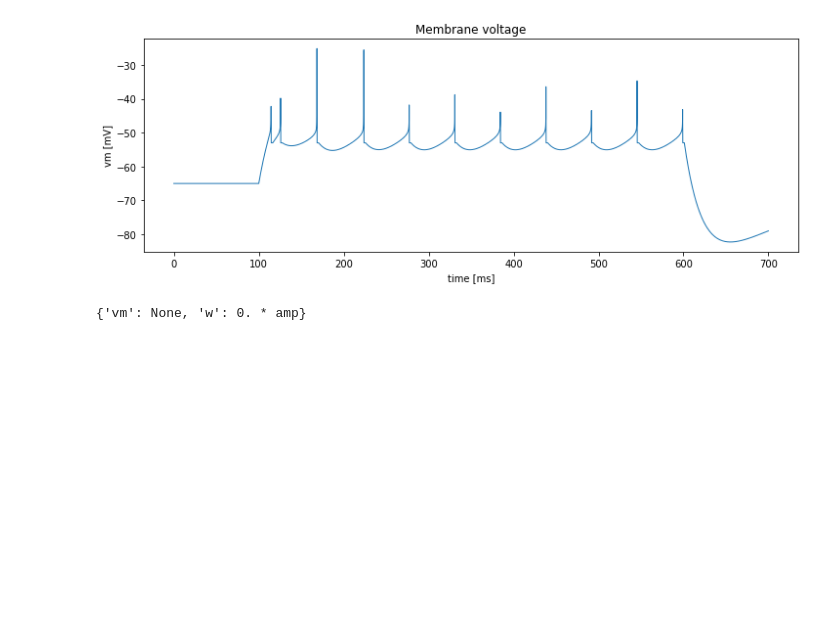
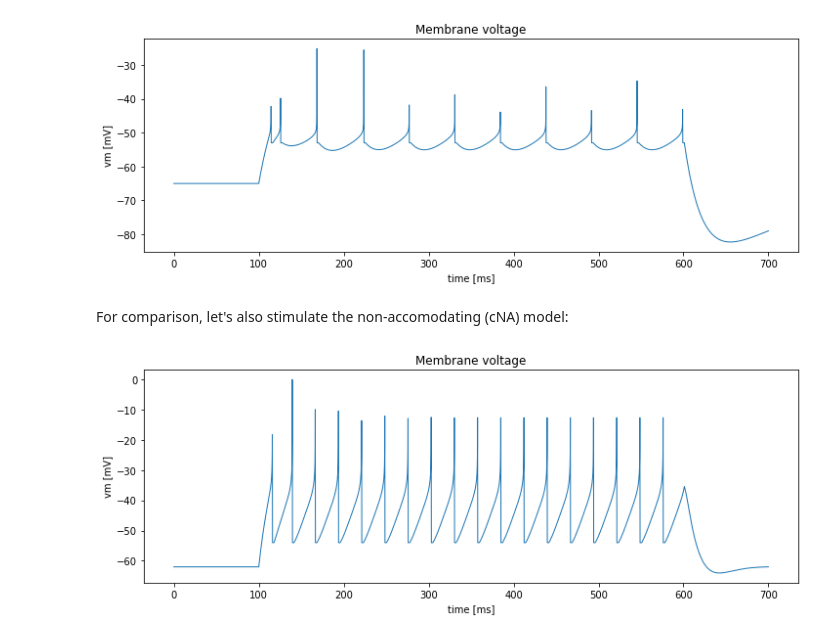
Before and after one commit to VisualNeuroscience-UH/CxSystem2, a Jupyter notebook: cxsystem2/neurodynlib/tutorial/02_export_import.ipynb, the cells around one changed output. Drawn from its saved outputs; the diff is of its cells as text; code cells hidden in the pictures; blank space fills up the shorter version.

```diff
--- a/cxsystem2/neurodynlib/tutorial/export_import.ipynb
+++ b/cxsystem2/neurodynlib/tutorial/02_export_import.ipynb
@@ -134,7 +136,11 @@ statemon, spikemon = y.simulate_neuron(I_stim=input, simulation_time=700*ms)
 y.plot_vm(statemon)
 # %% [output]
 [figure]
-# %%
-y.initial_values
-# %% [output]
-{'vm': None, 'w': 0. * amp}
+# %% [markdown]
+For comparison, let's also stimulate the non-accomodating (cNA) model:
+# %%
+y.read_json(naud2008_json, 'cNA')
+statemon, spikemon = y.simulate_neuron(I_stim=input, simulation_time=700*ms)
+y.plot_vm(statemon)
+# %% [output]
+[figure, added]
```
Also changed, not shown: parts of 2 cells of this notebook, 2 other files.
